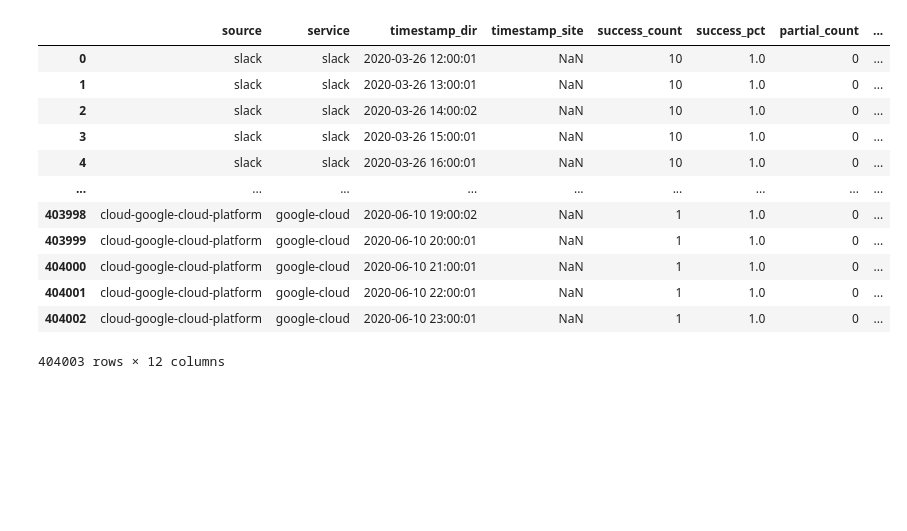
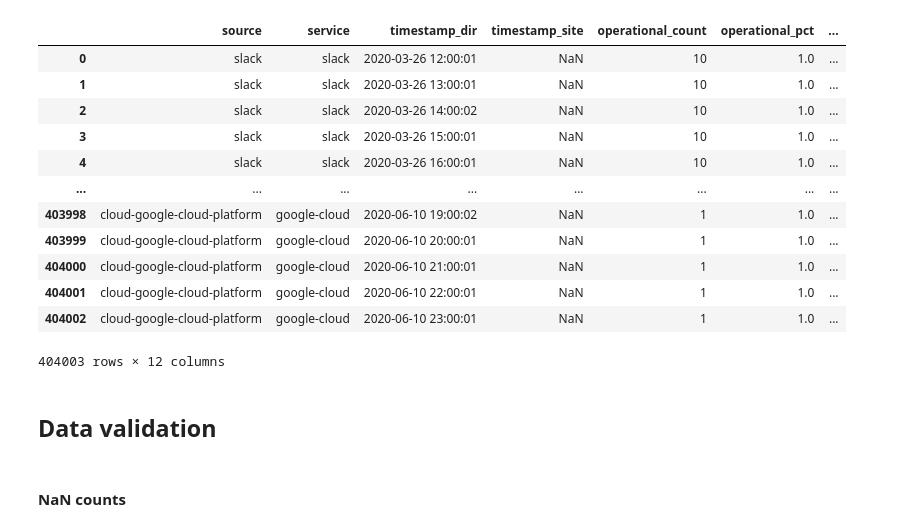
Before and after one commit to shanemin/thesis-msc-cloud-failures, a Jupyter notebook: scripts/stats/analysis.ipynb, the cells around one changed output. Cells and saved outputs as stored; diff of their text form; code cells hidden in the pictures; blank space fills up the shorter version.

```diff
--- a/scripts/stats/analysis.ipynb
+++ b/scripts/stats/analysis.ipynb
@@ -11,17 +17,25 @@ import numpy as np
 # %%
-df = pd.read_csv('/home/shane/Documents/thesis/output/final/failures.csv')
+df = pd.read_csv('/home/shane/Documents/thesis/output/final/failures.csv', parse_dates=['timestamp_dir'])
+df['operational_pct'] = df['operational_pct'].astype('float')
+df['partial_pct'] = df['partial_pct'].astype('float')
+df['major_pct'] = df['major_pct'].astype('float')
+df['maint_pct'] = df['maint_pct'].astype('float')
 df
 # %% [output]
-|  | source | service | timestamp_dir | timestamp_site | success_count | success_pct | partial_count | ... |
-| 0 | slack | slack | 2020-03-26 12:00:01 | NaN | 10 | 1.0 | 0 | ... |
-| 1 | slack | slack | 2020-03-26 13:00:01 | NaN | 10 | 1.0 | 0 | ... |
-| 2 | slack | slack | 2020-03-26 14:00:02 | NaN | 10 | 1.0 | 0 | ... |
-| 3 | slack | slack | 2020-03-26 15:00:01 | NaN | 10 | 1.0 | 0 | ... |
-| 4 | slack | slack | 2020-03-26 16:00:01 | NaN | 10 | 1.0 | 0 | ... |
-| ... | ... | ... | ... | ... | ... | ... | ... | ... |
-| 403998 | cloud-google-cloud-platform | google-cloud | 2020-06-10 19:00:02 | NaN | 1 | 1.0 | 0 | ... |
-| 403999 | cloud-google-cloud-platform | google-cloud | 2020-06-10 20:00:01 | NaN | 1 | 1.0 | 0 | ... |
-| 404000 | cloud-google-cloud-platform | google-cloud | 2020-06-10 21:00:01 | NaN | 1 | 1.0 | 0 | ... |
-| 404001 | cloud-google-cloud-platform | google-cloud | 2020-06-10 22:00:01 | NaN | 1 | 1.0 | 0 | ... |
-| 404002 | cloud-google-cloud-platform | google-cloud | 2020-06-10 23:00:01 | NaN | 1 | 1.0 | 0 | ... |
+|  | source | service | timestamp_dir | timestamp_site | operational_count | operational_pct | ... |
+| 0 | slack | slack | 2020-03-26 12:00:01 | NaN | 10 | 1.0 | ... |
+| 1 | slack | slack | 2020-03-26 13:00:01 | NaN | 10 | 1.0 | ... |
+| 2 | slack | slack | 2020-03-26 14:00:02 | NaN | 10 | 1.0 | ... |
+| 3 | slack | slack | 2020-03-26 15:00:01 | NaN | 10 | 1.0 | ... |
+| 4 | slack | slack | 2020-03-26 16:00:01 | NaN | 10 | 1.0 | ... |
+| ... | ... | ... | ... | ... | ... | ... | ... |
+| 403998 | cloud-google-cloud-platform | google-cloud | 2020-06-10 19:00:02 | NaN | 1 | 1.0 | ... |
+| 403999 | cloud-google-cloud-platform | google-cloud | 2020-06-10 20:00:01 | NaN | 1 | 1.0 | ... |
+| 404000 | cloud-google-cloud-platform | google-cloud | 2020-06-10 21:00:01 | NaN | 1 | 1.0 | ... |
+| 404001 | cloud-google-cloud-platform | google-cloud | 2020-06-10 22:00:01 | NaN | 1 | 1.0 | ... |
+| 404002 | cloud-google-cloud-platform | google-cloud | 2020-06-10 23:00:01 | NaN | 1 | 1.0 | ... |
 404003 rows × 12 columns
+# %% [markdown]
+## Data validation
+# %% [markdown]
+#### NaN counts
```
Also changed, not shown: parts of 25 cells of this notebook, 5 other files.
